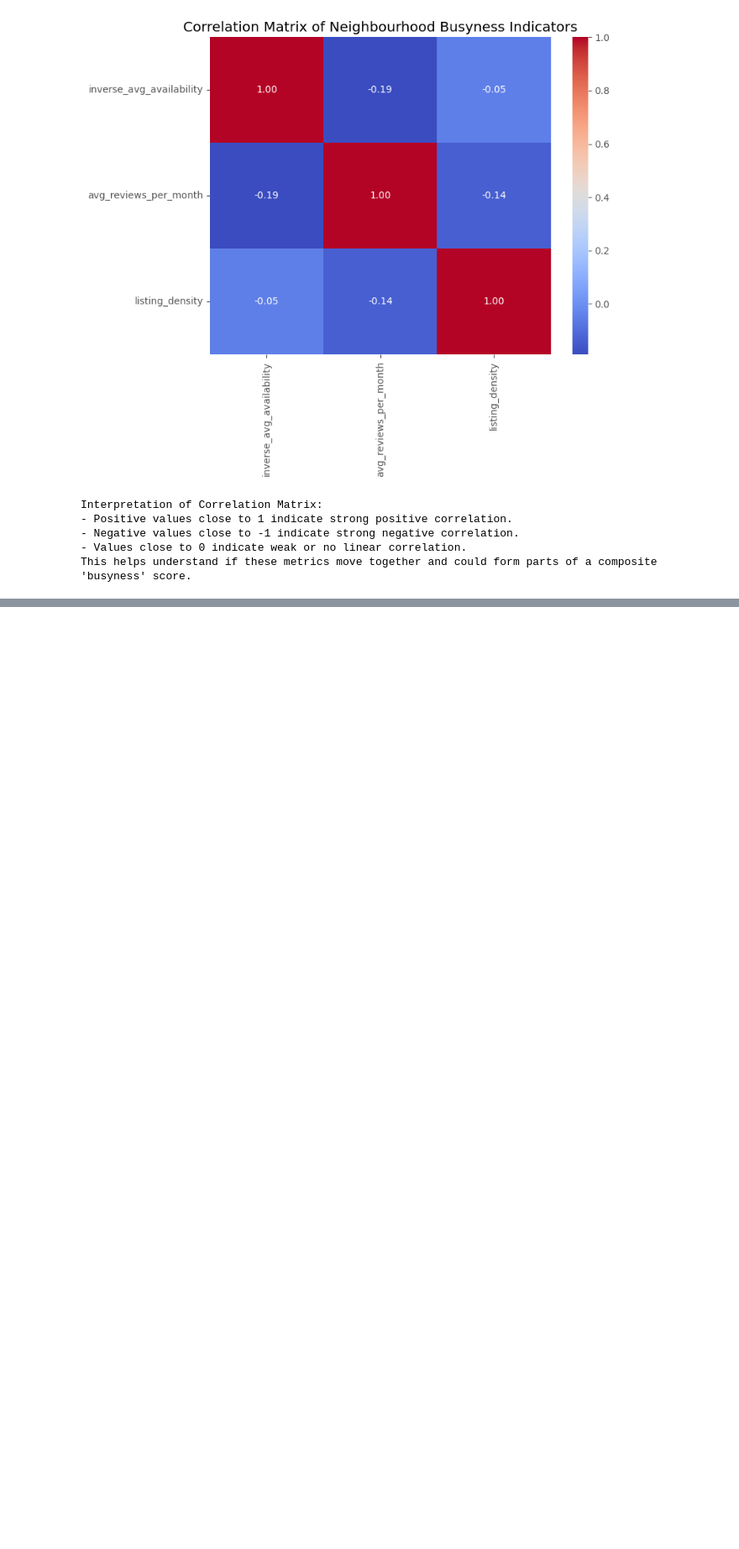
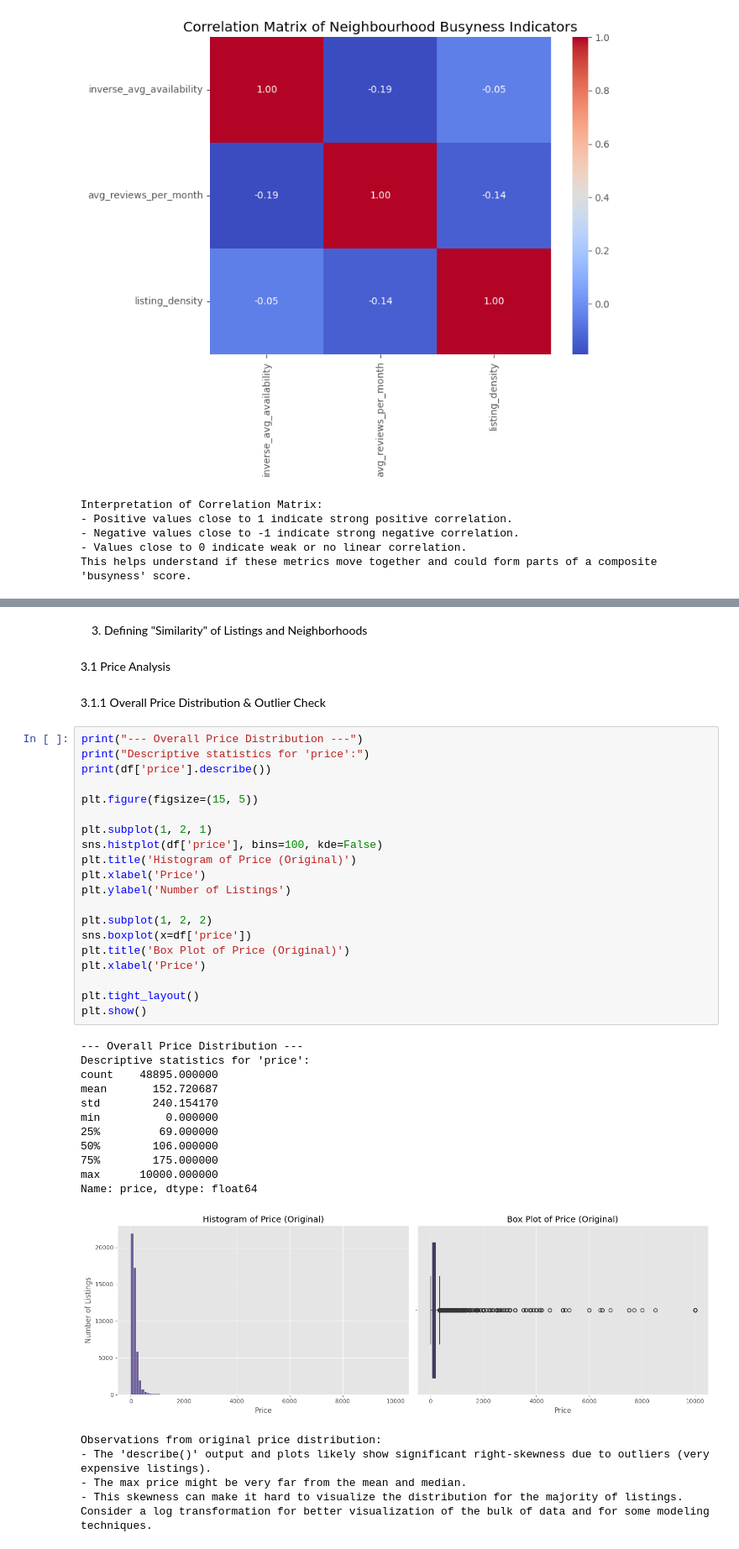
Before and after one commit to tm3-machine-learning/airbnb, a Jupyter notebook: mchandler_analysis/airbnb_analysis.ipynb, the cells around one changed output, grey strips where cells are left out. Shown at 84% size. Cells and saved outputs as stored; diff of their text form; blank space fills up the shorter version.

Commit message:
Additional analysis added.

```diff
--- a/mchandler_analysis/airbnb_analysis.ipynb
+++ b/mchandler_analysis/airbnb_analysis.ipynb
@@ -573,0 +583,44 @@ This helps understand if these metrics move together and could form parts of a c
+# %% [markdown]
+3. Defining "Similarity" of Listings and Neighborhoods
+# %% [markdown]
+3.1 Price Analysis
+# %% [markdown]
+3.1.1 Overall Price Distribution & Outlier Check
+# %%
+print("--- Overall Price Distribution ---")
+print("Descriptive statistics for 'price':")
+print(df['price'].describe())
+
+plt.figure(figsize=(15, 5))
+
+plt.subplot(1, 2, 1)
+sns.histplot(df['price'], bins=100, kde=False)
+plt.title('Histogram of Price (Original)')
+plt.xlabel('Price')
+plt.ylabel('Number of Listings')
+
+plt.subplot(1, 2, 2)
+sns.boxplot(x=df['price'])
+plt.title('Box Plot of Price (Original)')
+plt.xlabel('Price')
+
+plt.tight_layout()
+plt.show()
+# %% [output]
+--- Overall Price Distribution ---
+Descriptive statistics for 'price':
+count    48895.000000
+mean       152.720687
+std        240.154170
+min          0.000000
+25%         69.000000
+50%        106.000000
+75%        175.000000
+max      10000.000000
+Name: price, dtype: float64
+[figure, added]
+Observations from original price distribution:
+- The 'describe()' output and plots likely show significant right-skewness due to outliers (very expensive listings).
+- The max price might be very far from the mean and median.
+- This skewness can make it hard to visualize the distribution for the majority of listings.
+Consider a log transformation for better visualization of the bulk of data and for some modeling techniques.
```
Also changed, not shown: parts of 16 cells of this notebook.
